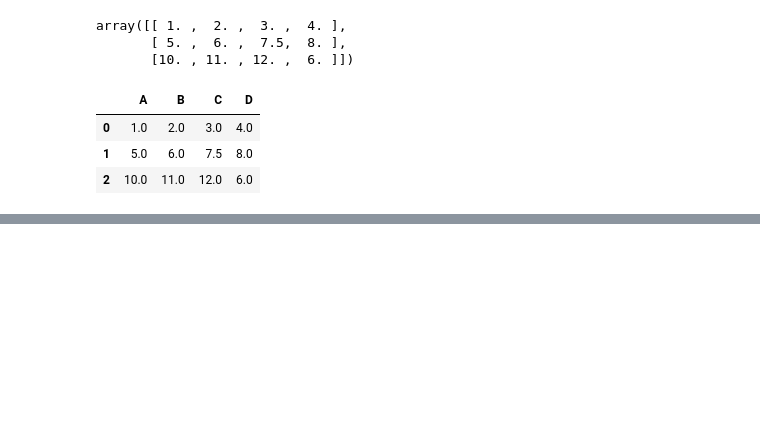
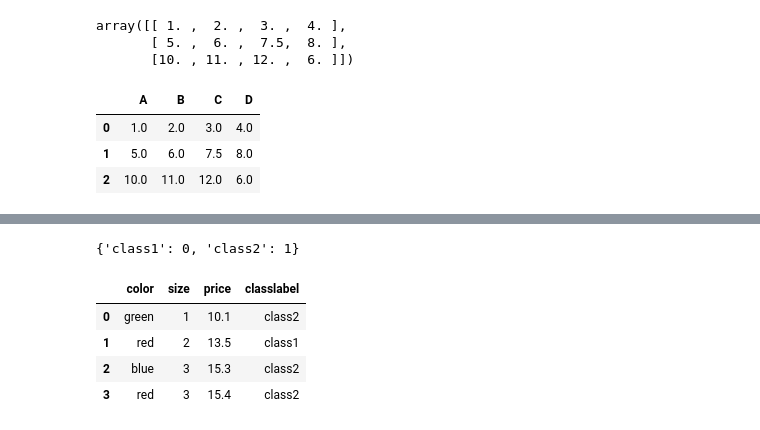
Before and after one commit to HossamAbdelraof/Courses-Projects, a Jupyter notebook: ML/4-managing_data.ipynb, the cells around one changed output, grey strips where cells are left out. Drawn from its saved outputs; the diff is of its cells as text; code cells hidden in the pictures; blank space fills up the shorter version.

```diff
--- a/ML/4-managing_data.ipynb
+++ b/ML/4-managing_data.ipynb
@@ -124,0 +183,7 @@ df.fillna(df.mean())
+# %%
+# mapping code
+import numpy as np
+class_mapping = {label: idx for idx, label in enumerate(np.unique(df['classlabel']))}
+class_mapping
+# %% [output]
+{'class1': 0, 'class2': 1}
@@ -124,0 +193,11 @@ df.fillna(df.mean())
+# %%
+# inverse mapping
+inv_class_mapping = {v: k for k, v in class_mapping.items()}
+df['classlabel'] = df['classlabel'].map(inv_class_mapping)
+df
+# %% [output]
+|  | color | size | price | classlabel |
+| 0 | green | 1 | 10.1 | class2 |
+| 1 | red | 2 | 13.5 | class1 |
+| 2 | blue | 3 | 15.3 | class2 |
+| 3 | red | 3 | 15.4 | class2 |
```
Also changed, not shown: parts of 21 cells of this notebook, 1 other file.
